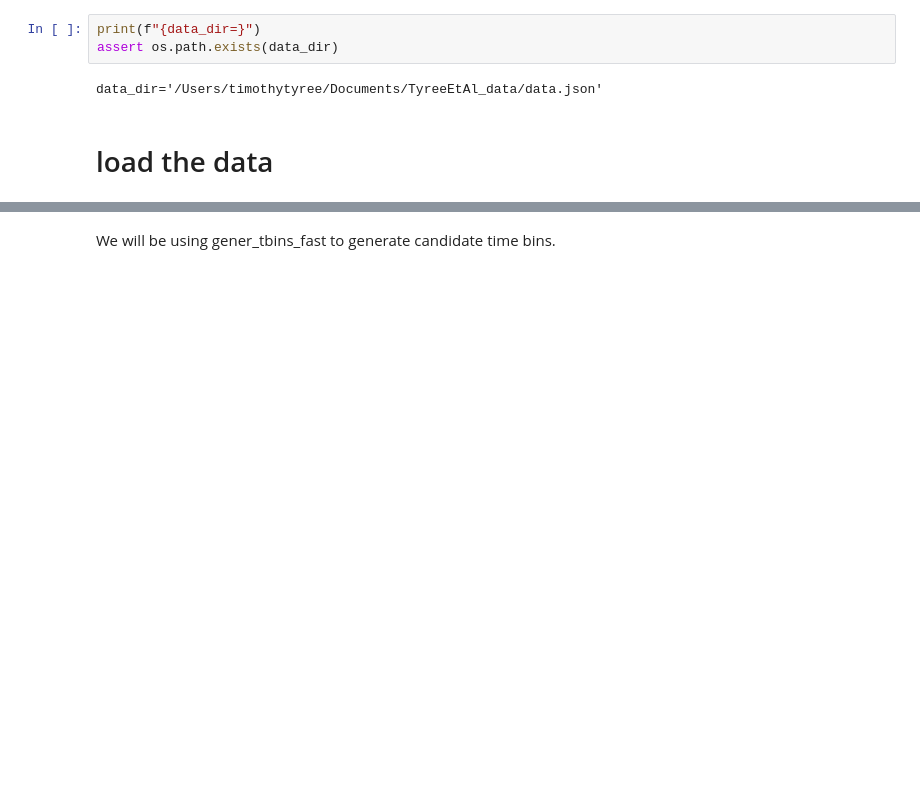
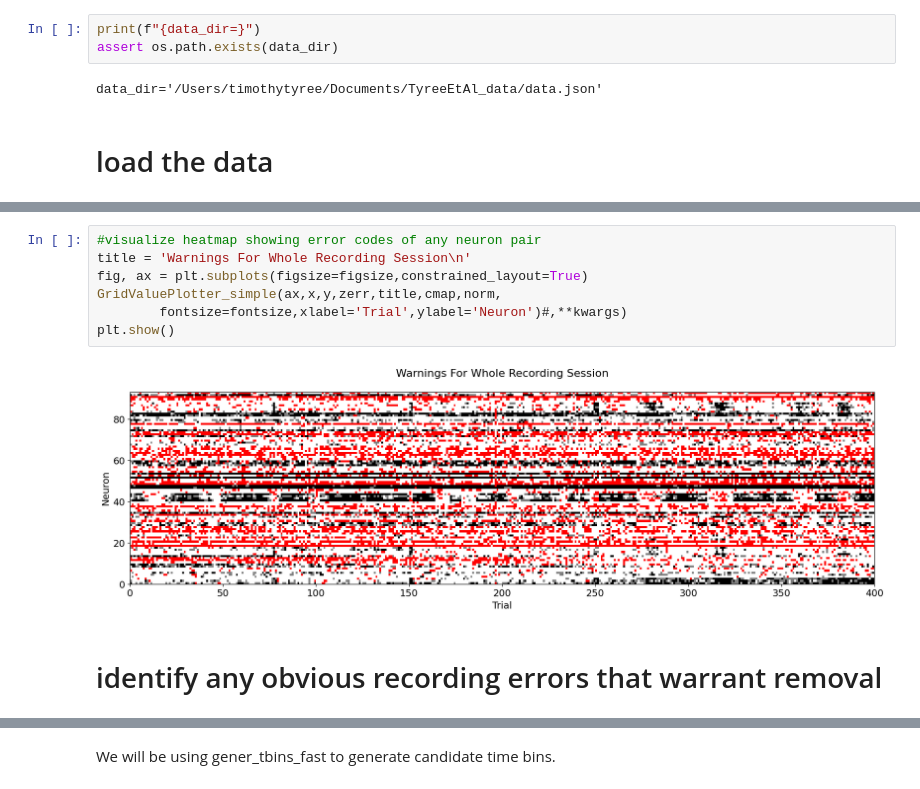
Before and after one commit to timtyree/tbins, a Jupyter notebook: notebooks/decoding_individual_identity.ipynb, the cells around one changed output, grey strips where cells are left out. Saved outputs shown, nothing was run; the diff lists cells and outputs as text; blank space fills up the shorter version.

```diff
--- a/notebooks/decoding_individual_identity.ipynb
+++ b/notebooks/decoding_individual_identity.ipynb
@@ -112,0 +178,11 @@ df_labels
+# %%
+#visualize heatmap showing error codes of any neuron pair
+title = 'Warnings For Whole Recording Session\n'
+fig, ax = plt.subplots(figsize=figsize,constrained_layout=True)
+GridValuePlotter_simple(ax,x,y,zerr,title,cmap,norm,
+        fontsize=fontsize,xlabel='Trial',ylabel='Neuron')#,**kwargs)
+plt.show()
+# %% [output]
+[figure, added]
+# %% [markdown]
+# identify any obvious recording errors that warrant removal
```
Also changed, not shown: parts of 55 cells of this notebook, 9 other files.
